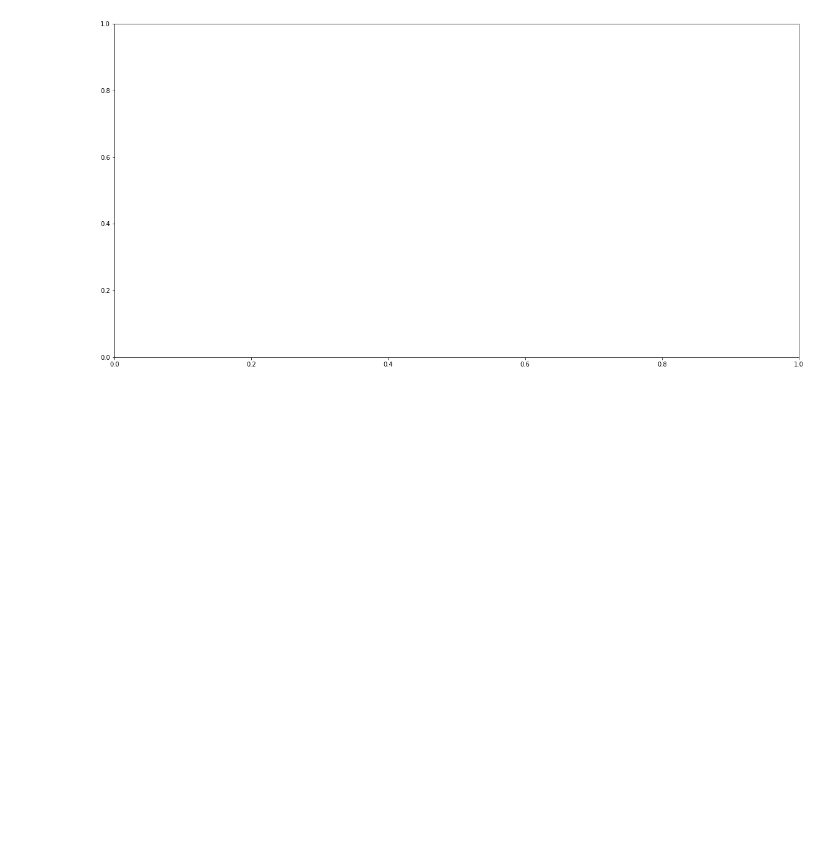
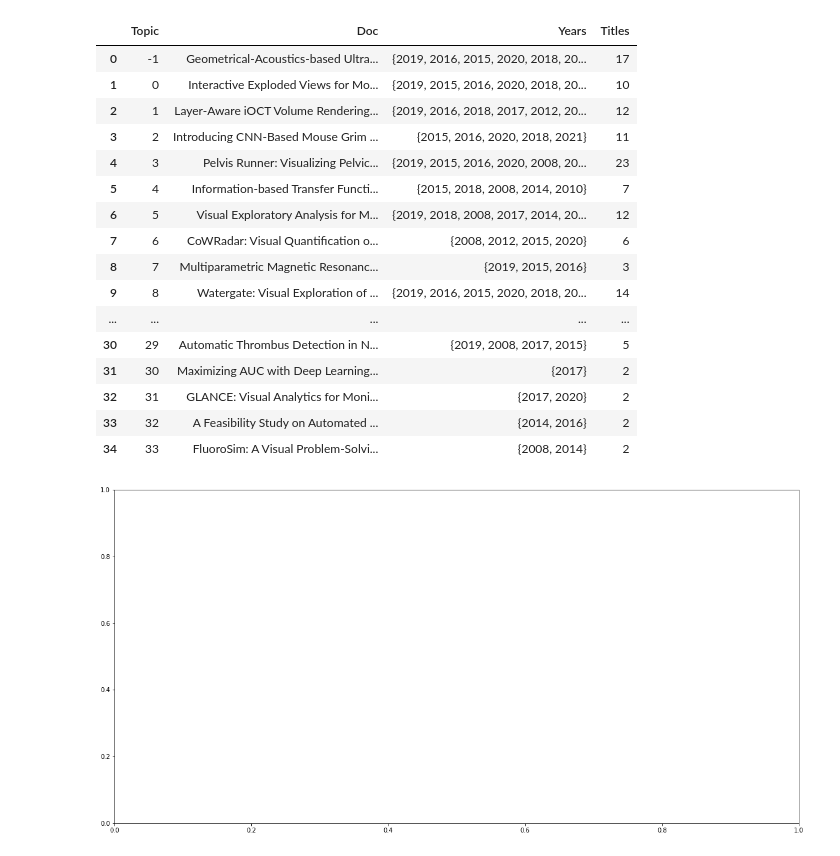
Before and after one commit to pruthvi-hegde/biomedvis, a Jupyter notebook: notebooks/topic_clustering.ipynb, the cells around one changed output. Drawn from its saved outputs; the diff is of its cells as text; code cells hidden in the pictures; blank space fills up the shorter version.

```diff
--- a/notebooks/topic_clustering.ipynb
+++ b/notebooks/topic_clustering.ipynb
@@ -92,6 +112,26 @@ def extract_topic_sizes(df):
                    .rename({"Topic": "Topic", "Doc": "Size"}, axis='columns')
                    .sort_values("Size", ascending=False))
     return topic_sizes
+# %%
+docs_per_topic
+# %% [output]
+|  | Topic | Doc | Years | Titles |
+| 0 | -1 | Geometrical-Acoustics-based Ultra... | {2019, 2016, 2015, 2020, 2018, 20... | 17 |
+| 1 | 0 | Interactive Exploded Views for Mo... | {2019, 2015, 2016, 2020, 2018, 20... | 10 |
+| 2 | 1 | Layer-Aware iOCT Volume Rendering... | {2019, 2016, 2018, 2017, 2012, 20... | 12 |
+| 3 | 2 | Introducing CNN-Based Mouse Grim ... | {2015, 2016, 2020, 2018, 2021} | 11 |
+| 4 | 3 | Pelvis Runner: Visualizing Pelvic... | {2019, 2015, 2016, 2020, 2008, 20... | 23 |
+| 5 | 4 | Information-based Transfer Functi... | {2015, 2018, 2008, 2014, 2010} | 7 |
+| 6 | 5 | Visual Exploratory Analysis for M... | {2019, 2018, 2008, 2017, 2014, 20... | 12 |
+| 7 | 6 | CoWRadar: Visual Quantification o... | {2008, 2012, 2015, 2020} | 6 |
+| 8 | 7 | Multiparametric Magnetic Resonanc... | {2019, 2015, 2016} | 3 |
+| 9 | 8 | Watergate: Visual Exploration of ... | {2019, 2016, 2015, 2020, 2018, 20... | 14 |
+| ... | ... | ... | ... | ... |
+| 30 | 29 | Automatic Thrombus Detection in N... | {2019, 2008, 2017, 2015} | 5 |
+| 31 | 30 | Maximizing AUC with Deep Learning... | {2017} | 2 |
+| 32 | 31 | GLANCE: Visual Analytics for Moni... | {2017, 2020} | 2 |
+| 33 | 32 | A Feasibility Study on Automated ... | {2014, 2016} | 2 |
+| 34 | 33 | FluoroSim: A Visual Problem-Solvi... | {2008, 2014} | 2 |
 # %%
 
 
```
Also changed, not shown: parts of 1 cell of this notebook, 4 other files.
